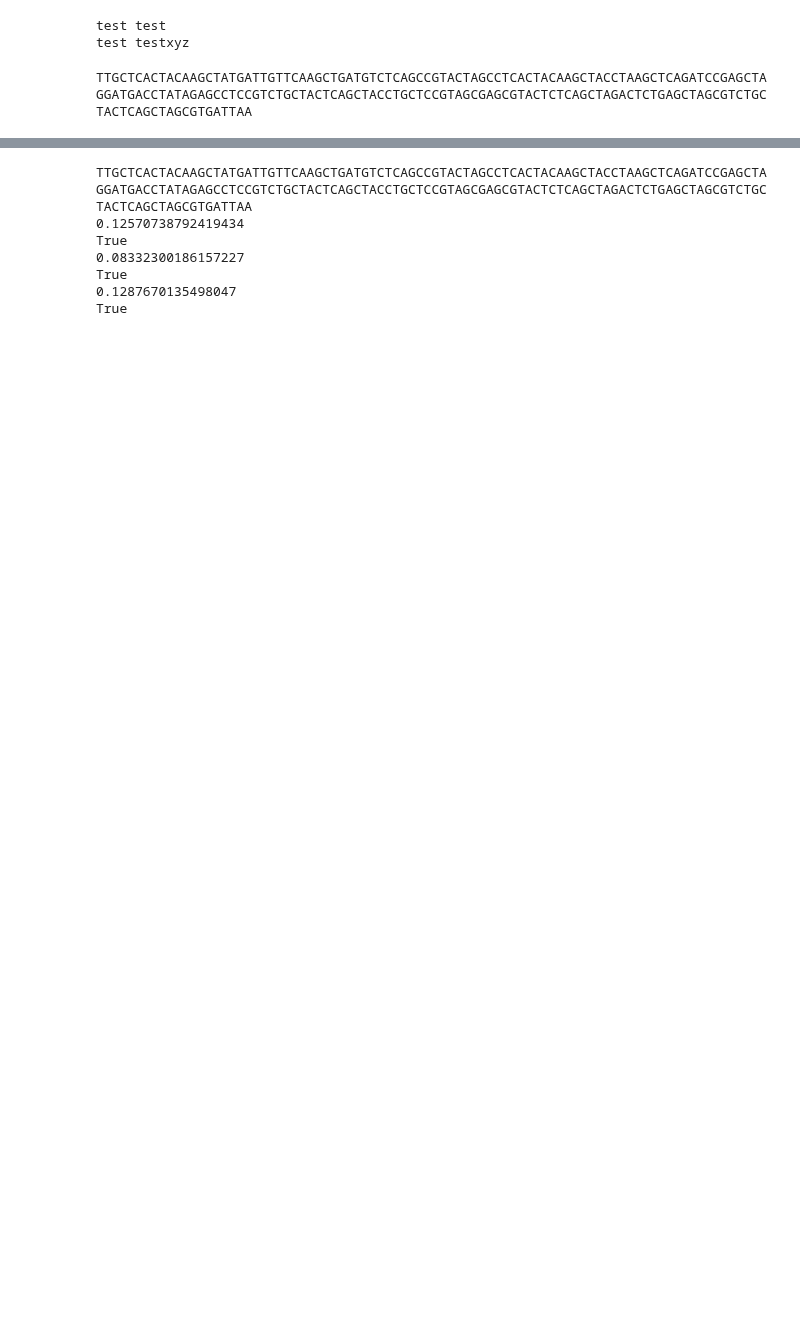
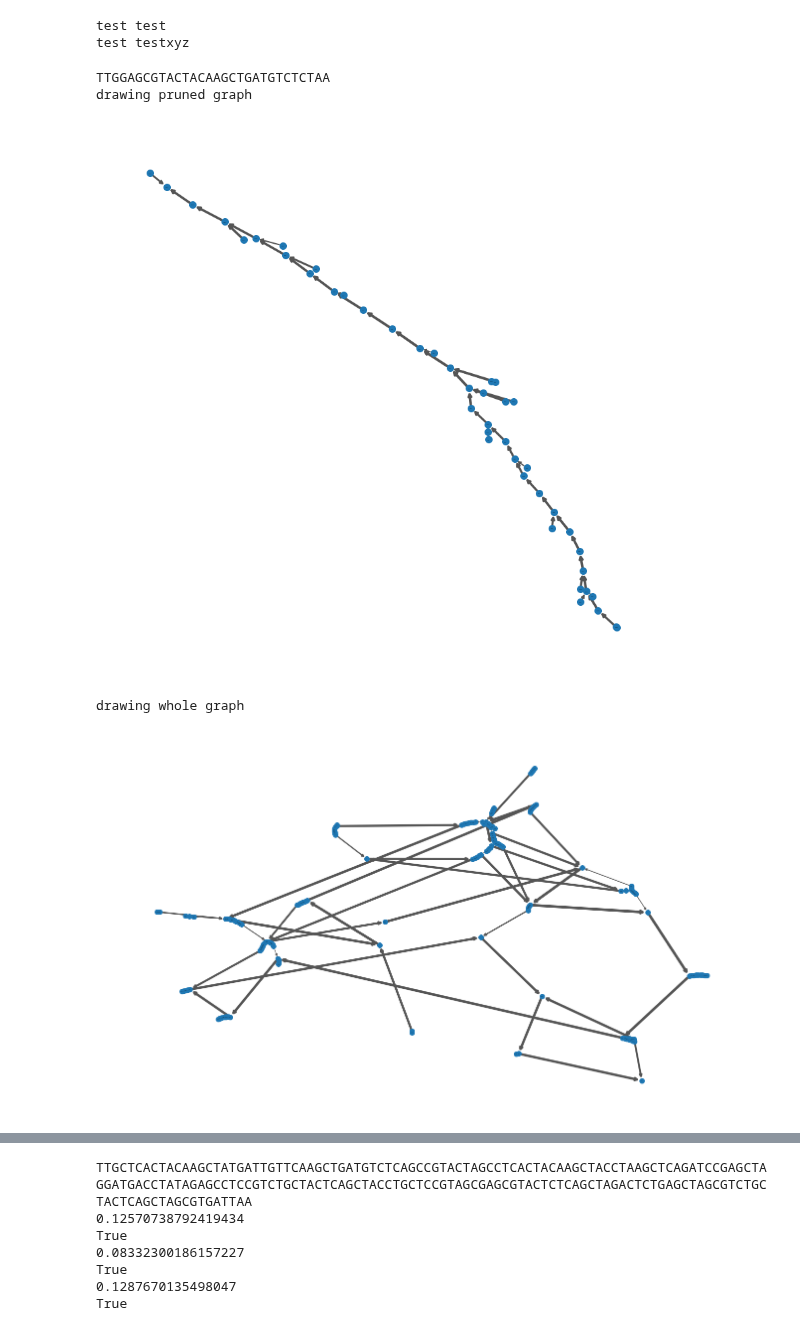
Before and after one commit to SownBanana/DNA-Decoder-Simulator, a Jupyter notebook: test_oop.ipynb, the cells around one changed output, grey strips where cells are left out. Drawn from its saved outputs; the diff is of its cells as text; code cells hidden in the pictures; blank space fills up the shorter version.

Commit message:
feat: update visualize

```diff
--- a/test_oop.ipynb
+++ b/test_oop.ipynb
@@ -22,14 +22,30 @@ print(testp, testcp)
 test test
 test testxyz
 # %%
-# original = str2ncs('$Pham Hong Son%')
-original = str2ncs('$Nam quoc son ha nam de cu, tuyet nhien dinh phan tai thien thu%')
+original = str2ncs('$Pham Son%')
+# original = str2ncs('$Nam quoc son ha nam de cu, tuyet nhien dinh phan tai thien thu%')
 print(original)
-datas = errors_add(original, 0.1, 50)
+datas = errors_add(original, 0.04, 50)
 
 # original = 'TTGAACGGCGGCTGTTAA'
 # datas = ['TTGAACGGCGGCTGTTAA', 'TTGAACGGCGGCTGTTAA', 'TTGAACGGCGGCTGTTAA', 'TTGAACGGCGGCTGTTAA']
 # datas = ['TTGAACGGCGGCTGTTAA', 'TTGAACGGCGACTGTTAA', 'TTGAACGGCGGCTGTTAA', 'TTGAACGGCGGCTGTTAA']
 # datas = ['TTGAACGGCGGCTGTTAA', 'TTGAACGTGCGGCTGTTAA', 'TTGAACGGCGCTGTTAA', 'TTGAACGGCGGCTGTTAA']
+# datas = ['AACGGCGGCTGT', 'AACGTGCGGCTGT', 'AACGGCGCTGT', 'AACGGCGGCTGT']
+
+
+prune = 6
+decoder = Decoder(origin=original, prune=prune)
+start = time.time()
+decoder.build_graph(datas, len(original), kmer_size=6, visualization=False)
+print('drawing pruned graph')
+decoder.graph.draw_de_bruijn_graph(pruned=True, minimize_edge=True, weight_on=False, node_size=100, font_size=0, weight_scale=3)
+print('drawing whole graph')
+# decoder.graph.draw_de_bruijn_graph(minimize_edge=False, weight_on=True, node_size=2000, font_size=14, weight_scale=2, figsize=(24, 14))
+decoder.graph.draw_de_bruijn_graph(minimize_edge=True, weight_on=False, node_size=100, font_size=0, weight_scale=1, figsize=(24, 14))
 # %% [output]
-TTGCTCACTACAAGCTATGATTGTTCAAGCTGATGTCTCAGCCGTACTAGCCTCACTACAAGCTACCTAAGCTCAGATCCGAGCTAGGATGACCTATAGAGCCTCCGTCTGCTACTCAGCTACCTGCTCCGTAGCGAGCGTACTCTCAGCTAGACTCTGAGCTAGCGTCTGCTACTCAGCTAGCGTGATTAA
+TTGGAGCGTACTACAAGCTGATGTCTCTAA
+drawing pruned graph
+[figure, added]
+drawing whole graph
+[figure, added]
```
Also changed, not shown: parts of 2 cells of this notebook, 4 other files.
